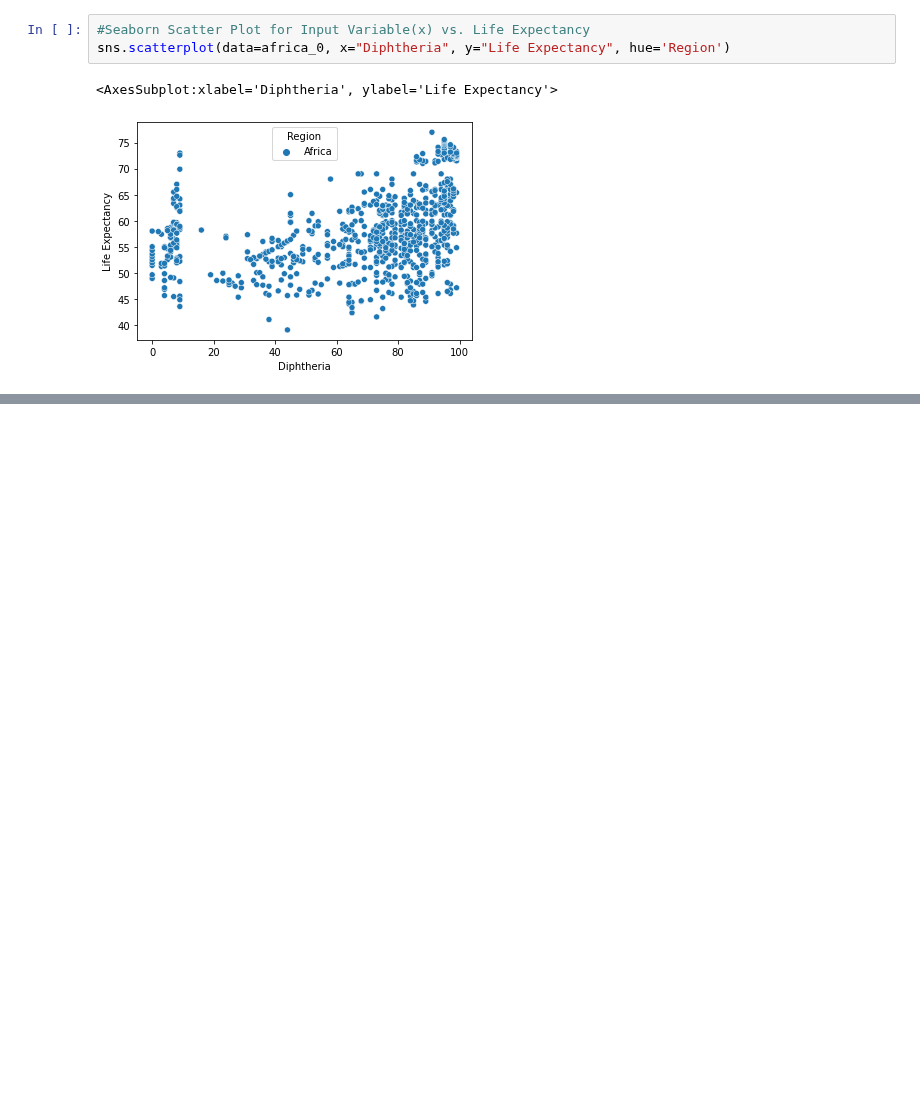
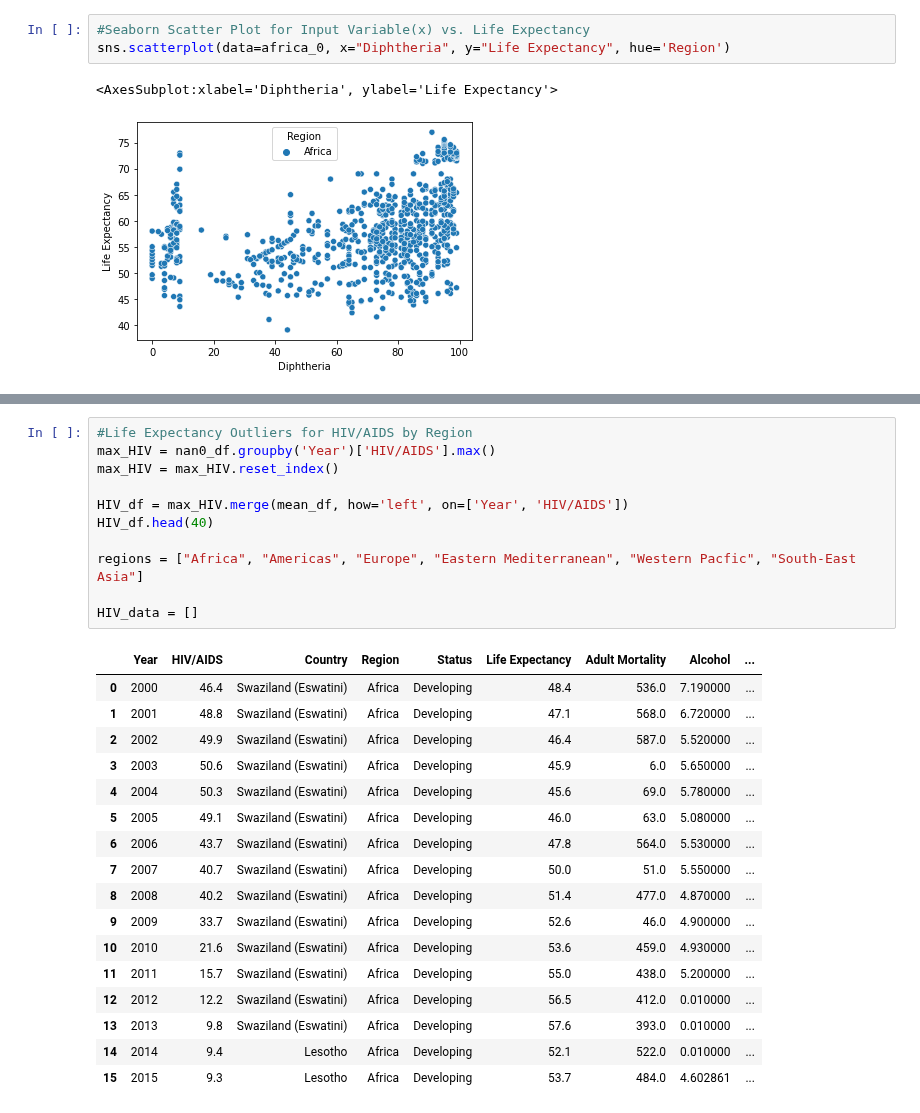
Before and after one commit to jaryan77/TeamTitans_Project_1, a Jupyter notebook: alex_final.ipynb, the cells around one changed output, grey strips where cells are left out. Drawn from its saved outputs; the diff is of its cells as text; blank space fills up the shorter version.

Commit message:
working on outliers

```diff
--- a/alex_final.ipynb
+++ b/alex_final.ipynb
@@ -132,0 +141,29 @@ NameError: name 'clean_df' is not defined
+# %%
+#Life Expectancy Outliers for HIV/AIDS by Region
+max_HIV = nan0_df.groupby('Year')['HIV/AIDS'].max()
+max_HIV = max_HIV.reset_index()
+
+HIV_df = max_HIV.merge(mean_df, how='left', on=['Year', 'HIV/AIDS'])
+HIV_df.head(40)
+
+regions = ["Africa", "Americas", "Europe", "Eastern Mediterranean", "Western Pacfic", "South-East Asia"]
+
+HIV_data = []
+# %% [output]
+|  | Year | HIV/AIDS | Country | Region | Status | Life Expectancy | Adult Mortality | Alcohol | ... |
+| 0 | 2000 | 46.4 | Swaziland (Eswatini) | Africa | Developing | 48.4 | 536.0 | 7.190000 | ... |
+| 1 | 2001 | 48.8 | Swaziland (Eswatini) | Africa | Developing | 47.1 | 568.0 | 6.720000 | ... |
+| 2 | 2002 | 49.9 | Swaziland (Eswatini) | Africa | Developing | 46.4 | 587.0 | 5.520000 | ... |
+| 3 | 2003 | 50.6 | Swaziland (Eswatini) | Africa | Developing | 45.9 | 6.0 | 5.650000 | ... |
+| 4 | 2004 | 50.3 | Swaziland (Eswatini) | Africa | Developing | 45.6 | 69.0 | 5.780000 | ... |
+| 5 | 2005 | 49.1 | Swaziland (Eswatini) | Africa | Developing | 46.0 | 63.0 | 5.080000 | ... |
+| 6 | 2006 | 43.7 | Swaziland (Eswatini) | Africa | Developing | 47.8 | 564.0 | 5.530000 | ... |
+| 7 | 2007 | 40.7 | Swaziland (Eswatini) | Africa | Developing | 50.0 | 51.0 | 5.550000 | ... |
+| 8 | 2008 | 40.2 | Swaziland (Eswatini) | Africa | Developing | 51.4 | 477.0 | 4.870000 | ... |
+| 9 | 2009 | 33.7 | Swaziland (Eswatini) | Africa | Developing | 52.6 | 46.0 | 4.900000 | ... |
+| 10 | 2010 | 21.6 | Swaziland (Eswatini) | Africa | Developing | 53.6 | 459.0 | 4.930000 | ... |
+| 11 | 2011 | 15.7 | Swaziland (Eswatini) | Africa | Developing | 55.0 | 438.0 | 5.200000 | ... |
+| 12 | 2012 | 12.2 | Swaziland (Eswatini) | Africa | Developing | 56.5 | 412.0 | 0.010000 | ... |
+| 13 | 2013 | 9.8 | Swaziland (Eswatini) | Africa | Developing | 57.6 | 393.0 | 0.010000 | ... |
+| 14 | 2014 | 9.4 | Lesotho | Africa | Developing | 52.1 | 522.0 | 0.010000 | ... |
+| 15 | 2015 | 9.3 | Lesotho | Africa | Developing | 53.7 | 484.0 | 4.602861 | ... |
```
Also changed, not shown: parts of 7 cells of this notebook.
